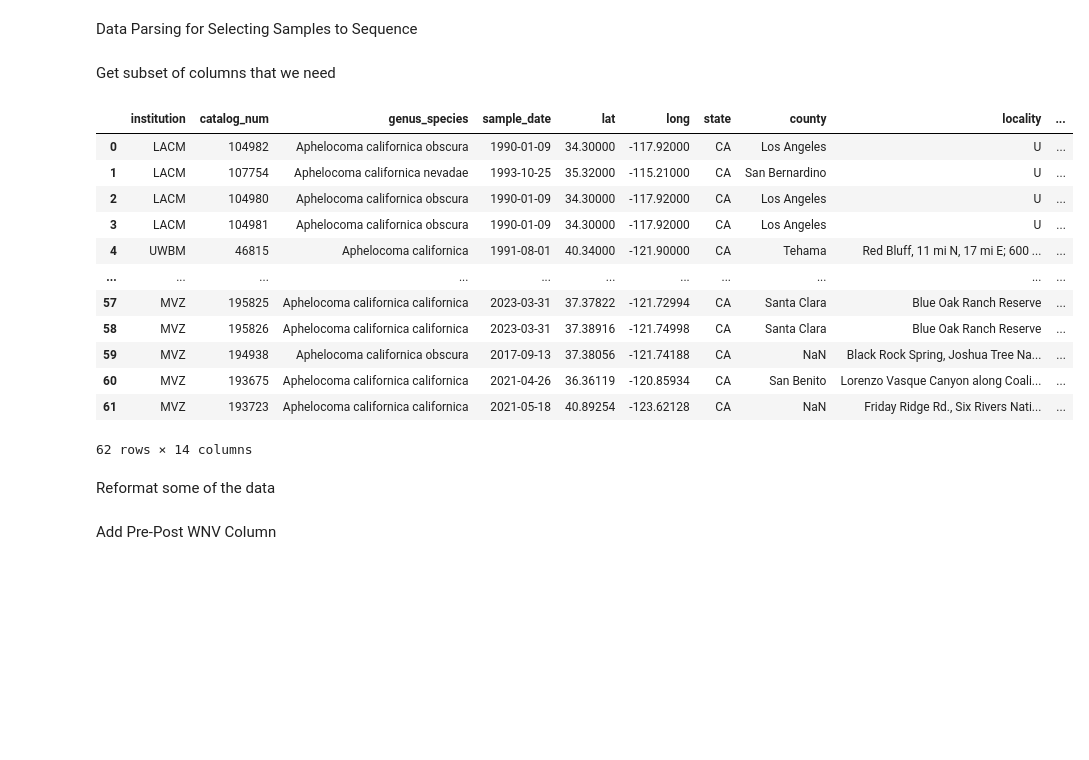
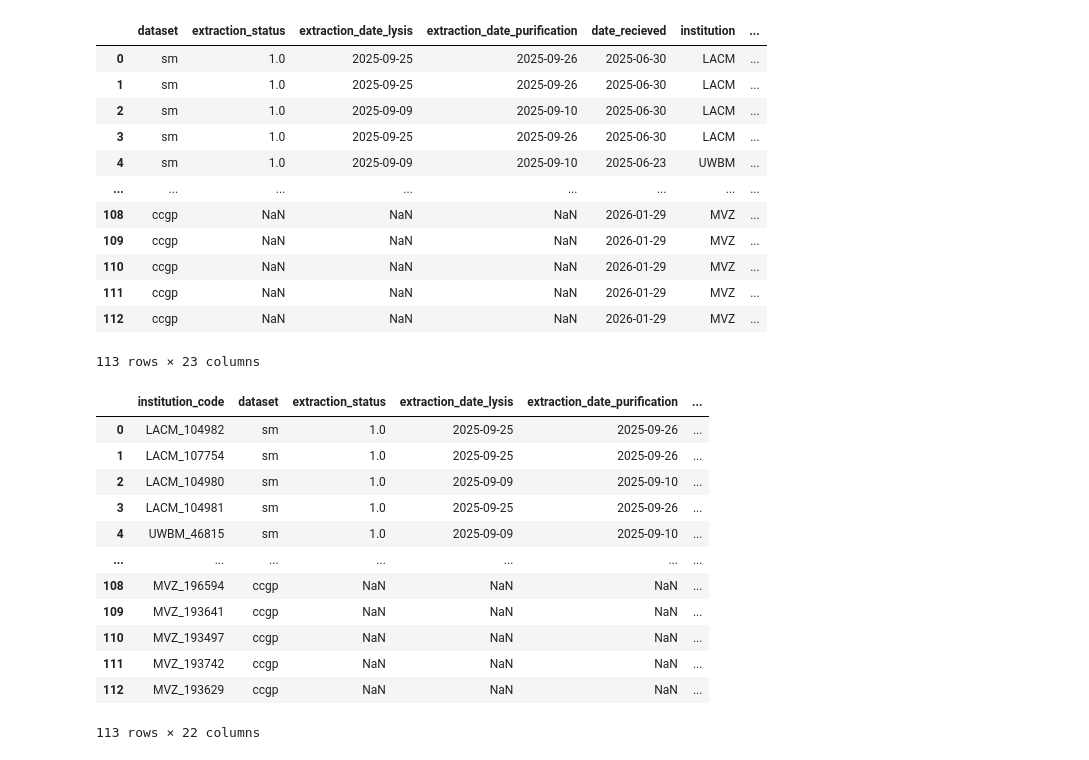
Before and after one commit to ljvossler/CAScrubJays-WNV, a Jupyter notebook: sample_info/sample_data_parsing.ipynb, the cells around one changed output. Cells and saved outputs as stored; diff of their text form; code cells hidden in the pictures; blank space fills up the shorter version.

```diff
--- a/sample_info/sample_data_parsing.ipynb
+++ b/sample_info/sample_data_parsing.ipynb
@@ -1,5 +1,3 @@
-# %% [markdown]
-Data Parsing for Selecting Samples to Sequence
 # %%
 import pandas as pd
 import datetime
@@ -7,28 +5,24 @@ import numpy as np
 import geopandas as gpd
 from shapely.geometry import Point
 import matplotlib.pyplot as plt
-# %% [markdown]
-Get subset of columns that we need
 # %%
-imported_cols = ['institution', 'catalog_num', 'genus_species', 'sample_date', 'state', 'county', 'locality', 'sex', 'concentration', '260/280', '260/230', 'extraction_notes', 'lat', 'long']
-df = pd.read_csv('Aphelocoma_sample_data.csv', usecols=imported_cols)
+#imported_cols = ['dataset', 'institution', 'catalog_num', 'genus_species', 'sample_date', 'state', 'county', 'locality', 'sex', 'concentration', '260/280', '260/230', 'extraction_notes', 'lat', 'long']
+df = pd.read_csv('Aphelocoma_sample_data.csv')
 df
 # %% [output]
-|  | institution | catalog_num | genus_species | sample_date | lat | long | state | county | locality | ... |
-| 0 | LACM | 104982 | Aphelocoma californica obscura | 1990-01-09 | 34.30000 | -117.92000 | CA | Los Angeles | U | ... |
-| 1 | LACM | 107754 | Aphelocoma californica nevadae | 1993-10-25 | 35.32000 | -115.21000 | CA | San Bernardino | U | ... |
-| 2 | LACM | 104980 | Aphelocoma californica obscura | 1990-01-09 | 34.30000 | -117.92000 | CA | Los Angeles | U | ... |
-| 3 | LACM | 104981 | Aphelocoma californica obscura | 1990-01-09 | 34.30000 | -117.92000 | CA | Los Angeles | U | ... |
-| 4 | UWBM | 46815 | Aphelocoma californica | 1991-08-01 | 40.34000 | -121.90000 | CA | Tehama | Red Bluff, 11 mi N, 17 mi E; 600 ... | ... |
-| ... | ... | ... | ... | ... | ... | ... | ... | ... | ... | ... |
-| 57 | MVZ | 195825 | Aphelocoma californica californica | 2023-03-31 | 37.37822 | -121.72994 | CA | Santa Clara | Blue Oak Ranch Reserve | ... |
-| 58 | MVZ | 195826 | Aphelocoma californica californica | 2023-03-31 | 37.38916 | -121.74998 | CA | Santa Clara | Blue Oak Ranch Reserve | ... |
-| 59 | MVZ | 194938 | Aphelocoma californica obscura | 2017-09-13 | 37.38056 | -121.74188 | CA | NaN | Black Rock Spring, Joshua Tree Na... | ... |
-| 60 | MVZ | 193675 | Aphelocoma californica californica | 2021-04-26 | 36.36119 | -120.85934 | CA | San Benito | Lorenzo Vasque Canyon along Coali... | ... |
-| 61 | MVZ | 193723 | Aphelocoma californica californica | 2021-05-18 | 40.89254 | -123.62128 | CA | NaN | Friday Ridge Rd., Six Rivers Nati... | ... |
+|  | dataset | extraction_status | extraction_date_lysis | extraction_date_purification | date_recieved | institution | ... |
+| 0 | sm | 1.0 | 2025-09-25 | 2025-09-26 | 2025-06-30 | LACM | ... |
+| 1 | sm | 1.0 | 2025-09-25 | 2025-09-26 | 2025-06-30 | LACM | ... |
+| 2 | sm | 1.0 | 2025-09-09 | 2025-09-10 | 2025-06-30 | LACM | ... |
+| 3 | sm | 1.0 | 2025-09-25 | 2025-09-26 | 2025-06-30 | LACM | ... |
+| 4 | sm | 1.0 | 2025-09-09 | 2025-09-10 | 2025-06-23 | UWBM | ... |
+| ... | ... | ... | ... | ... | ... | ... | ... |
+| 108 | ccgp | NaN | NaN | NaN | 2026-01-29 | MVZ | ... |
+| 109 | ccgp | NaN | NaN | NaN | 2026-01-29 | MVZ | ... |
+| 110 | ccgp | NaN | NaN | NaN | 2026-01-29 | MVZ | ... |
+| 111 | ccgp | NaN | NaN | NaN | 2026-01-29 | MVZ | ... |
+| 112 | ccgp | NaN | NaN | NaN | 2026-01-29 | MVZ | ... |
-62 rows × 14 columns
+113 rows × 23 columns
-# %% [markdown]
-Reformat some of the data
 # %%
 df['sample_date'] = pd.to_datetime(df['sample_date'], format='%Y-%m-%d')
 inst_code_lst = df['institution'] + '_' + df['catalog_num'].astype(str)
@@ -40,5 +34,19 @@ df = df.drop(['lat', 'long'], axis=1)
-# %% [markdown]
-Add Pre-Post WNV Column
+# %%
+df
+# %% [output]
+|  | institution_code | dataset | extraction_status | extraction_date_lysis | extraction_date_purification | ... |
+| 0 | LACM_104982 | sm | 1.0 | 2025-09-25 | 2025-09-26 | ... |
+| 1 | LACM_107754 | sm | 1.0 | 2025-09-25 | 2025-09-26 | ... |
+| 2 | LACM_104980 | sm | 1.0 | 2025-09-09 | 2025-09-10 | ... |
+| 3 | LACM_104981 | sm | 1.0 | 2025-09-25 | 2025-09-26 | ... |
+| 4 | UWBM_46815 | sm | 1.0 | 2025-09-09 | 2025-09-10 | ... |
+| ... | ... | ... | ... | ... | ... | ... |
+| 108 | MVZ_196594 | ccgp | NaN | NaN | NaN | ... |
+| 109 | MVZ_193641 | ccgp | NaN | NaN | NaN | ... |
+| 110 | MVZ_193497 | ccgp | NaN | NaN | NaN | ... |
+| 111 | MVZ_193742 | ccgp | NaN | NaN | NaN | ... |
+| 112 | MVZ_193629 | ccgp | NaN | NaN | NaN | ... |
+113 rows × 22 columns
 # %%
 pre_post_WNV = []
 for row in df.index:
```
Also changed, not shown: parts of 40 cells of this notebook, 3 other files.
